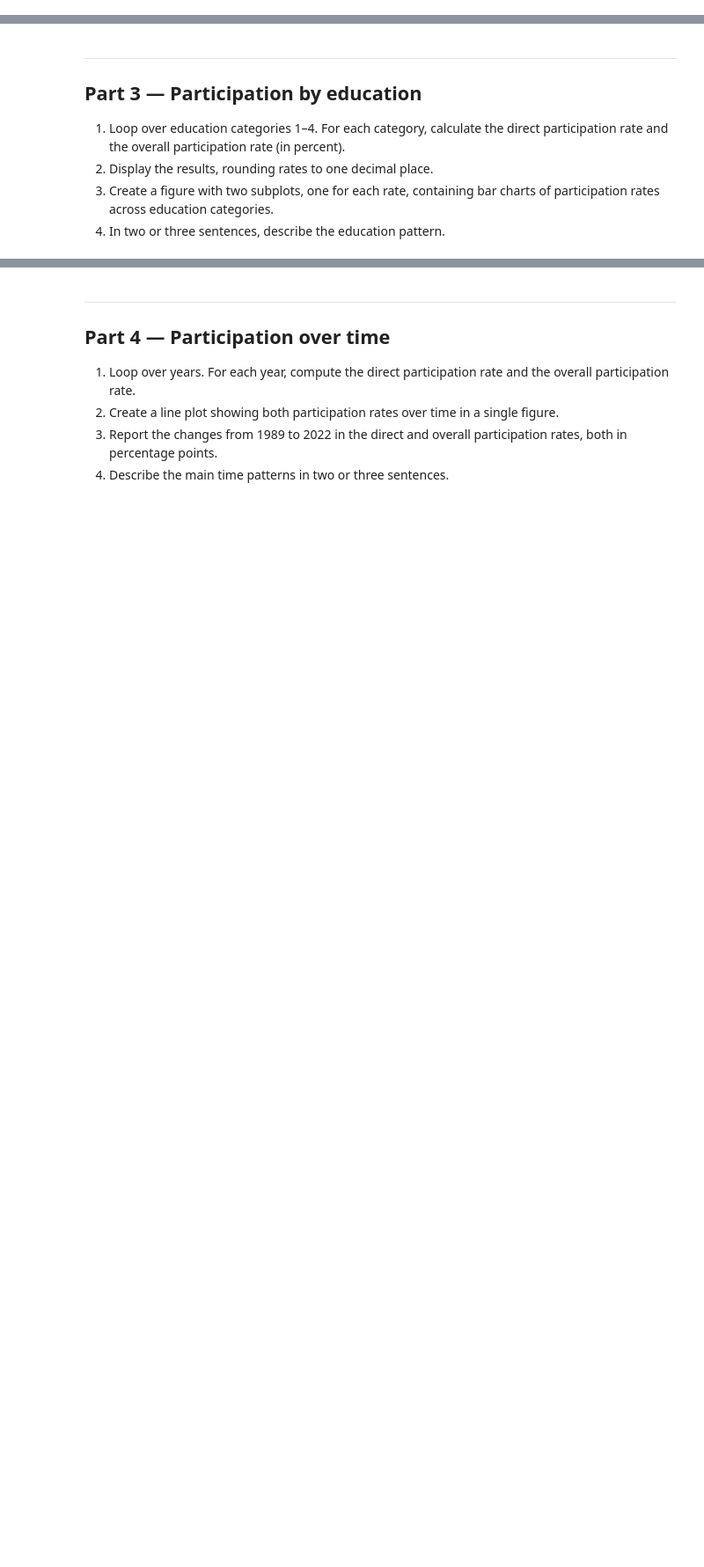
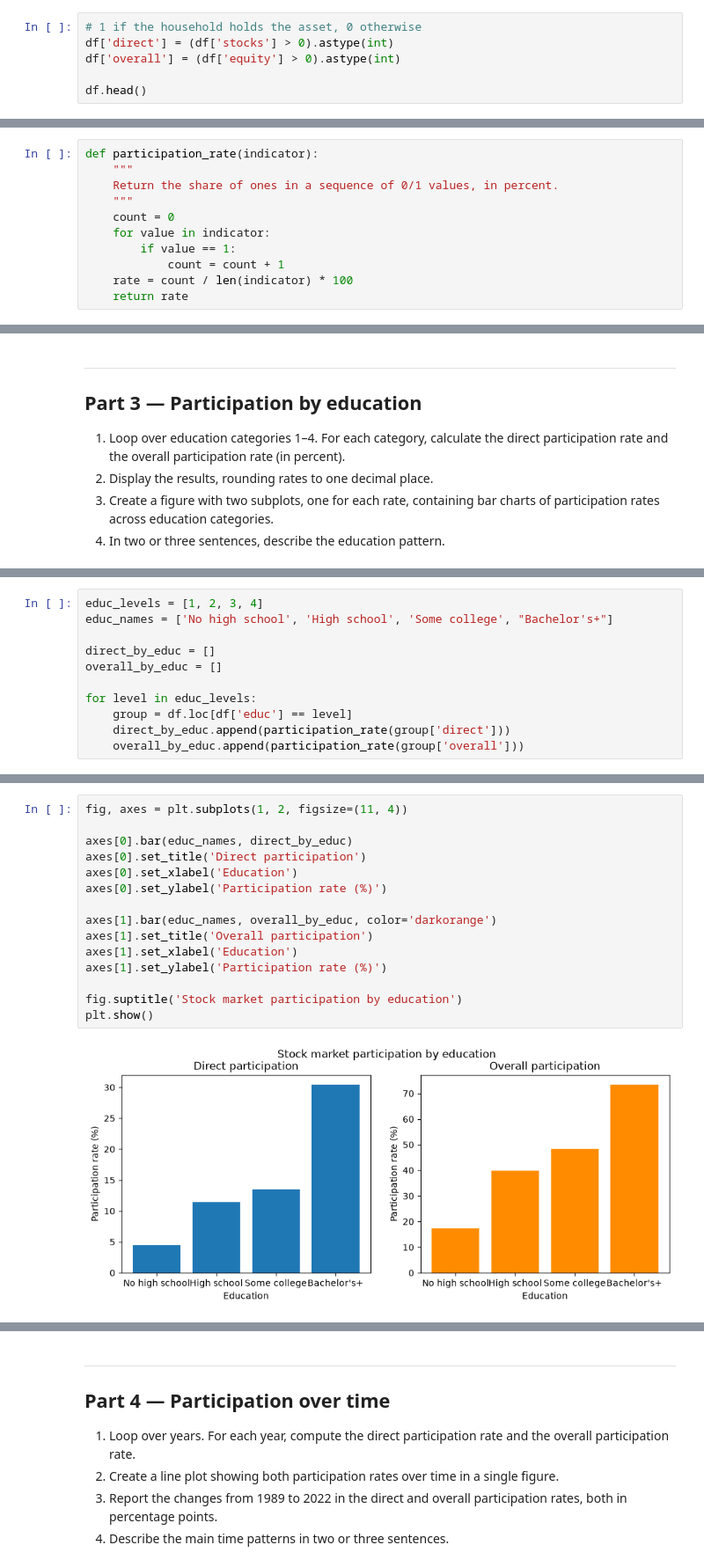
Before and after one commit to 12139802850297905253/TECH2-H26-assignment3, a Jupyter notebook: assignment3.ipynb, the cells around one changed output, grey strips where cells are left out. Shown at 88% size. Cells and saved outputs as stored; diff of their text form; blank space fills up the shorter version.

```diff
--- a/assignment3.ipynb
+++ b/assignment3.ipynb
@@ -92,0 +148,6 @@ are included among overall participants, so the two rates should not be added.
+# %%
+# 1 if the household holds the asset, 0 otherwise
+df['direct'] = (df['stocks'] > 0).astype(int)
+df['overall'] = (df['equity'] > 0).astype(int)
+
+df.head()
@@ -109,0 +180,11 @@ built-in `mean()` method.
+# %%
+def participation_rate(indicator):
+    """
+    Return the share of ones in a sequence of 0/1 values, in percent.
+    """
+    count = 0
+    for value in indicator:
+        if value == 1:
+            count = count + 1
+    rate = count / len(indicator) * 100
+    return rate
@@ -119,0 +227,11 @@ built-in `mean()` method.
+# %%
+educ_levels = [1, 2, 3, 4]
+educ_names = ['No high school', 'High school', 'Some college', "Bachelor's+"]
+
+direct_by_educ = []
+overall_by_educ = []
+
+for level in educ_levels:
+    group = df.loc[df['educ'] == level]
+    direct_by_educ.append(participation_rate(group['direct']))
+    overall_by_educ.append(participation_rate(group['overall']))
@@ -119,0 +250,17 @@ built-in `mean()` method.
+# %%
+fig, axes = plt.subplots(1, 2, figsize=(11, 4))
+
+axes[0].bar(educ_names, direct_by_educ)
+axes[0].set_title('Direct participation')
+axes[0].set_xlabel('Education')
+axes[0].set_ylabel('Participation rate (%)')
+
+axes[1].bar(educ_names, overall_by_educ, color='darkorange')
+axes[1].set_title('Overall participation')
+axes[1].set_xlabel('Education')
+axes[1].set_ylabel('Participation rate (%)')
+
+fig.suptitle('Stock market participation by education')
+plt.show()
+# %% [output]
+[figure, added]
```
Also changed, not shown: parts of 27 cells of this notebook.
